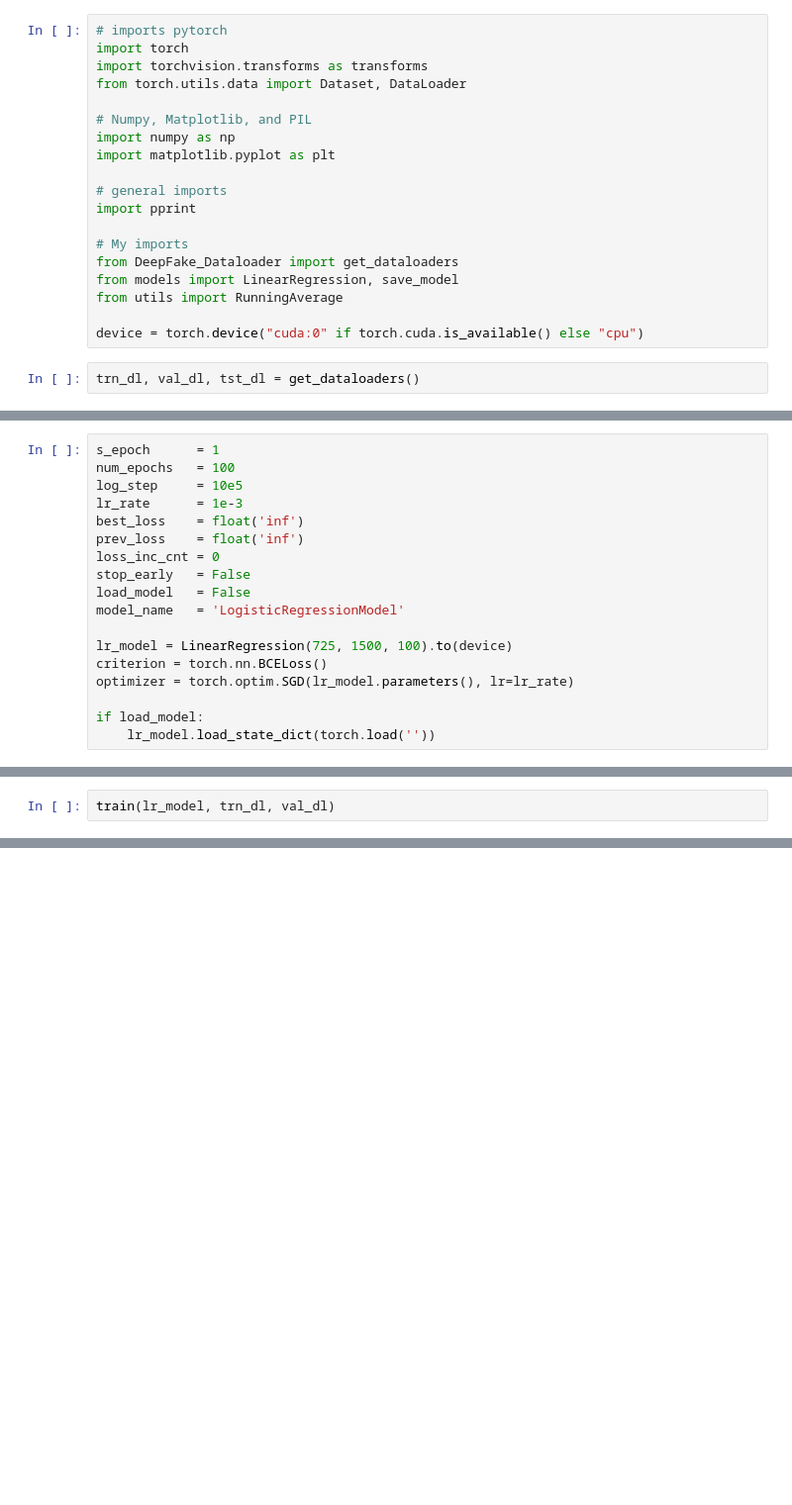
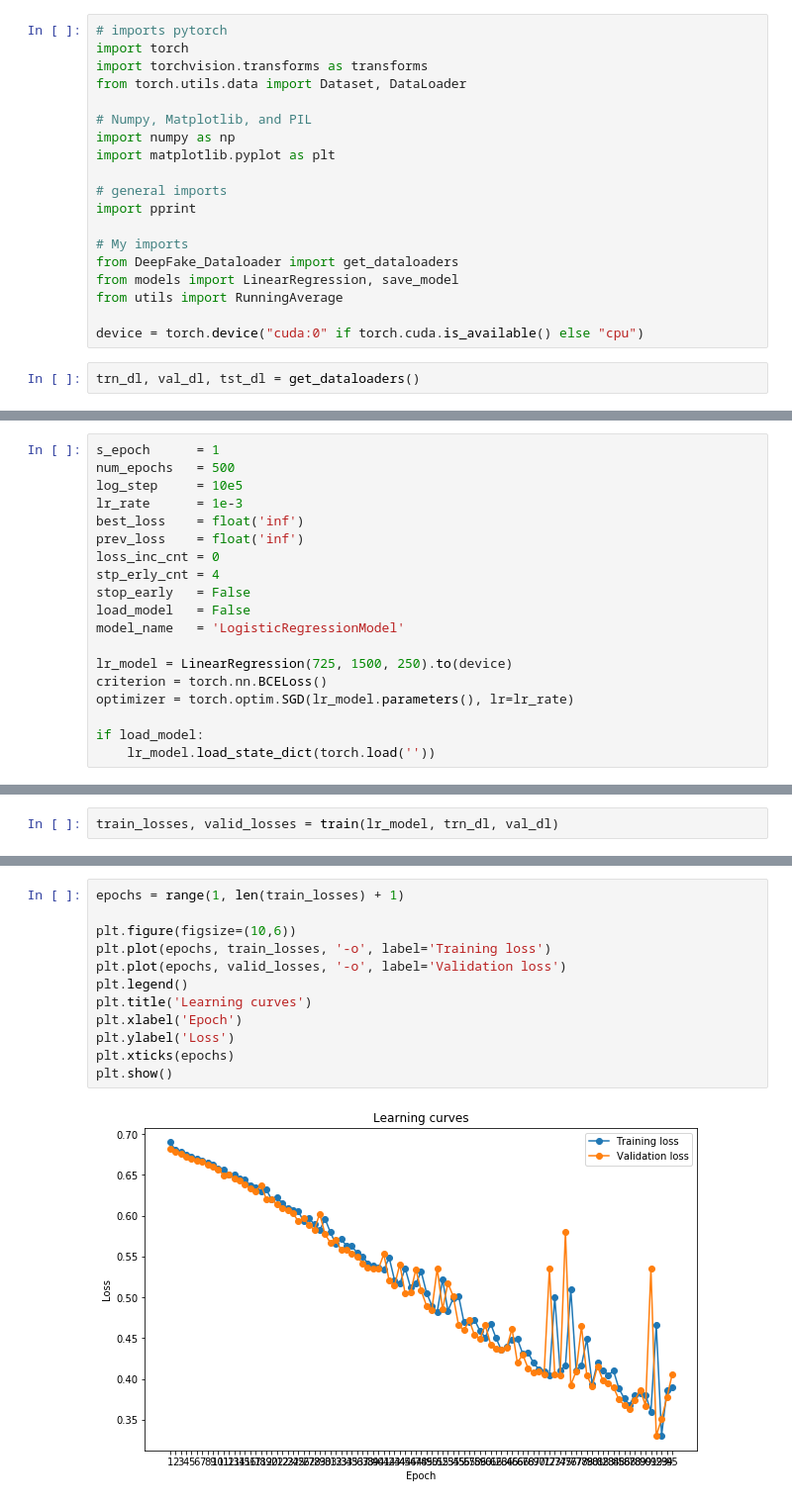
Before and after one commit to avilaJorge/DeepFakeDetector, a Jupyter notebook: DeepFakeDetectionModel.ipynb, the cells around one changed output, grey strips where cells are left out. Shown at 99% size. Drawn from its saved outputs; the diff is of its cells as text; blank space fills up the shorter version.

```diff
--- a/DeepFakeDetectionModel.ipynb
+++ b/DeepFakeDetectionModel.ipynb
@@ -44,16 +27,17 @@ trn_dl, val_dl, tst_dl = get_dataloaders()
 # %%
 s_epoch      = 1
-num_epochs   = 100
+num_epochs   = 500
 log_step     = 10e5
 lr_rate      = 1e-3
 best_loss    = float('inf')
 prev_loss    = float('inf')
 loss_inc_cnt = 0
+stp_erly_cnt = 4
 stop_early   = False
 load_model   = False
 model_name   = 'LogisticRegressionModel'
 
-lr_model = LinearRegression(725, 1500, 100).to(device)
+lr_model = LinearRegression(725, 1500, 250).to(device)
 criterion = torch.nn.BCELoss()
 optimizer = torch.optim.SGD(lr_model.parameters(), lr=lr_rate)
 
@@ -137,5 +154,5 @@ def evaluate(model, epoch, data_loader, validation=True):
 
         return loss
 # %%
-train(lr_model, trn_dl, val_dl)
+train_losses, valid_losses = train(lr_model, trn_dl, val_dl)
 # %% [output]
@@ -158,0 +193,14 @@ Validation Loss has gone up 1 times.
+# %%
+epochs = range(1, len(train_losses) + 1)
+
+plt.figure(figsize=(10,6))
+plt.plot(epochs, train_losses, '-o', label='Training loss')
+plt.plot(epochs, valid_losses, '-o', label='Validation loss')
+plt.legend()
+plt.title('Learning curves')
+plt.xlabel('Epoch')
+plt.ylabel('Loss')
+plt.xticks(epochs)
+plt.show()
+# %% [output]
+[figure, added]
```
Also changed, not shown: parts of 3 cells of this notebook, 3 other files.
